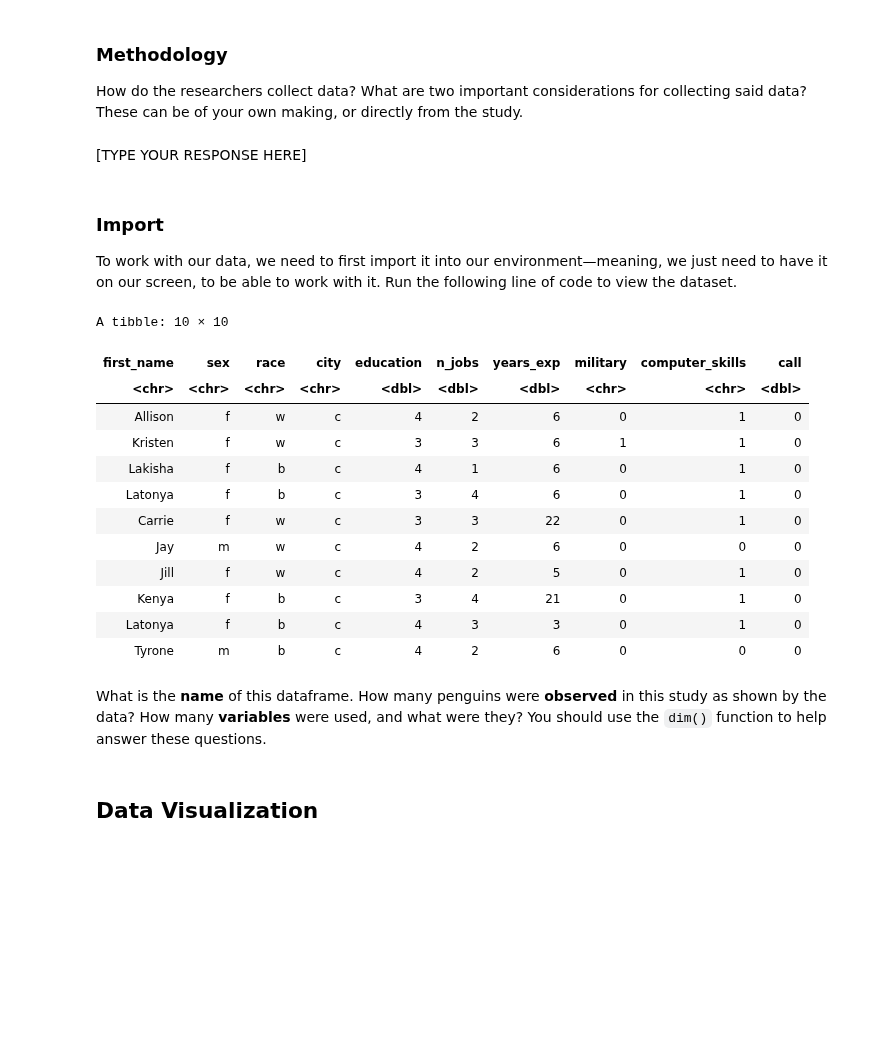
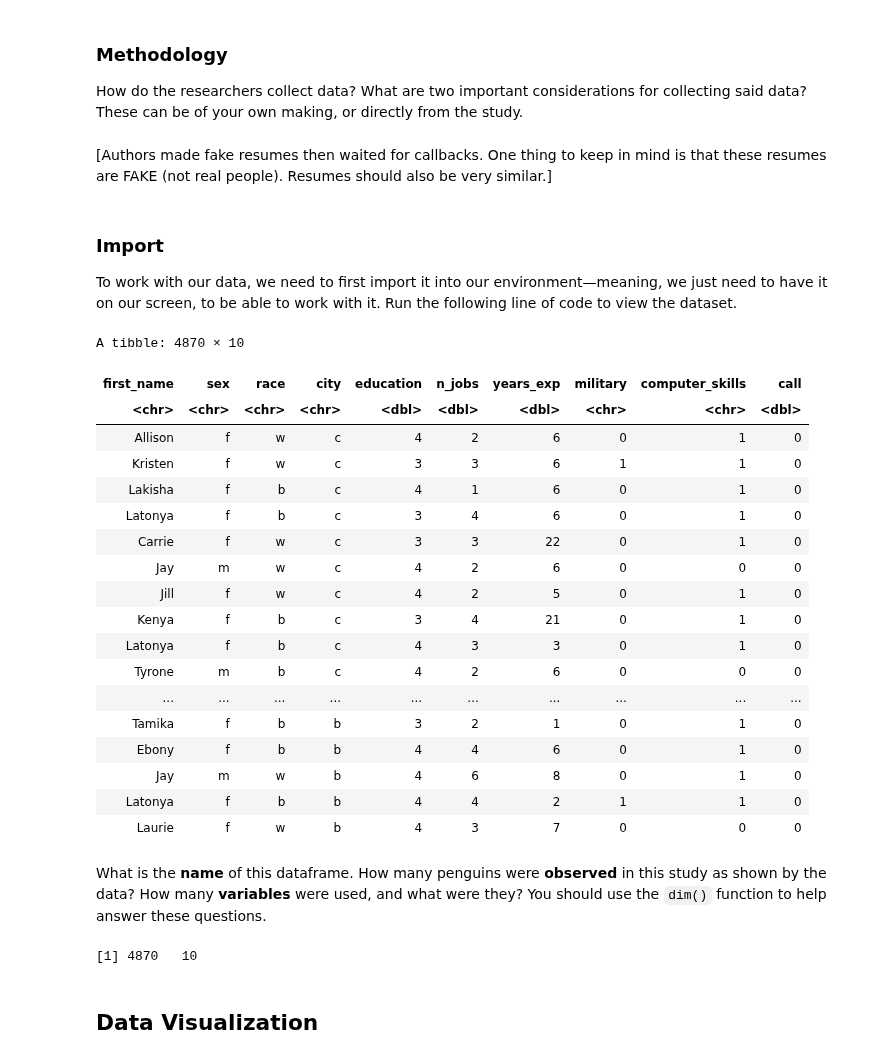
Before and after one commit to SamequalsFS/Unit0, a Jupyter notebook: ApResearchCT_SS.ipynb, the cells around one changed output. Drawn from its saved outputs; the diff is of its cells as text; code cells hidden in the pictures; blank space fills up the shorter version.

Commit message:
Lakisha

```diff
--- a/ApResearchCT_SS.ipynb
+++ b/ApResearchCT_SS.ipynb
@@ -111,8 +108,8 @@
 ### Methodology
 
 How do the researchers collect data? What are two important considerations for collecting said data? These can be of your own making, or directly from the study.
-# %% [markdown]
-[TYPE YOUR RESPONSE HERE]
+# %% [markdown]
+[Authors made fake resumes then waited for callbacks. One thing to keep in mind is that these resumes are FAKE (not real people). Resumes should also be very similar.]
 # %% [markdown]
 ### Import
 
@@ -120,22 +117,28 @@ To work with our data, we need to first import it into our environment—meaning
 # %%
 lakisha<- data%>%select(first_name, sex, race, city, education, n_jobs, years_exp, military, computer_skills, call)%>%mutate(computer_skills=as.character(computer_skills),military=as.character(military),call=as.character(call))
 lakisha<- lakisha%>%mutate(call=as.numeric(call))
 
-head(lakisha, n=10)
+head(lakisha, n=4870)
 # %% [output]
-A tibble: 10 × 10
+A tibble: 4870 × 10
 | first_name | sex | race | city | education | n_jobs | years_exp | military | computer_skills | call |
 | <chr> | <chr> | <chr> | <chr> | <dbl> | <dbl> | <dbl> | <chr> | <chr> | <dbl> |
 | Allison | f | w | c | 4 | 2 | 6 | 0 | 1 | 0 |
 | Kristen | f | w | c | 3 | 3 | 6 | 1 | 1 | 0 |
 | Lakisha | f | b | c | 4 | 1 | 6 | 0 | 1 | 0 |
 | Latonya | f | b | c | 3 | 4 | 6 | 0 | 1 | 0 |
 | Carrie | f | w | c | 3 | 3 | 22 | 0 | 1 | 0 |
 | Jay | m | w | c | 4 | 2 | 6 | 0 | 0 | 0 |
 | Jill | f | w | c | 4 | 2 | 5 | 0 | 1 | 0 |
 | Kenya | f | b | c | 3 | 4 | 21 | 0 | 1 | 0 |
 | Latonya | f | b | c | 4 | 3 | 3 | 0 | 1 | 0 |
 | Tyrone | m | b | c | 4 | 2 | 6 | 0 | 0 | 0 |
+| ... | ... | ... | ... | ... | ... | ... | ... | ... | ... |
+| Tamika | f | b | b | 3 | 2 | 1 | 0 | 1 | 0 |
+| Ebony | f | b | b | 4 | 4 | 6 | 0 | 1 | 0 |
+| Jay | m | w | b | 4 | 6 | 8 | 0 | 1 | 0 |
+| Latonya | f | b | b | 4 | 4 | 2 | 1 | 1 | 0 |
+| Laurie | f | w | b | 4 | 3 | 7 | 0 | 0 | 0 |
 # %% [markdown]
 
 What is the **name** of this dataframe. How many penguins were **observed** in this study as shown by the data? How many **variables** were used, and what were they? You should use the `dim()` function to help answer these questions.
@@ -144,3 +145,10 @@ What is the **name** of this dataframe. How many penguins were **observed** in t
+# %%
+#[dataframe is named lakisha. 4870 people were observed.
+#10 variables were used.
+#variables: first_name, sex, race, city, education, n_jobs, years_exp, mility, computer_skills, call]
+dim(lakisha)
+# %% [output]
+[1] 4870   10
 # %% [markdown]
 ## **Data Visualization**
 # %% [markdown]
```
Also changed, not shown: parts of 11 cells of this notebook.
